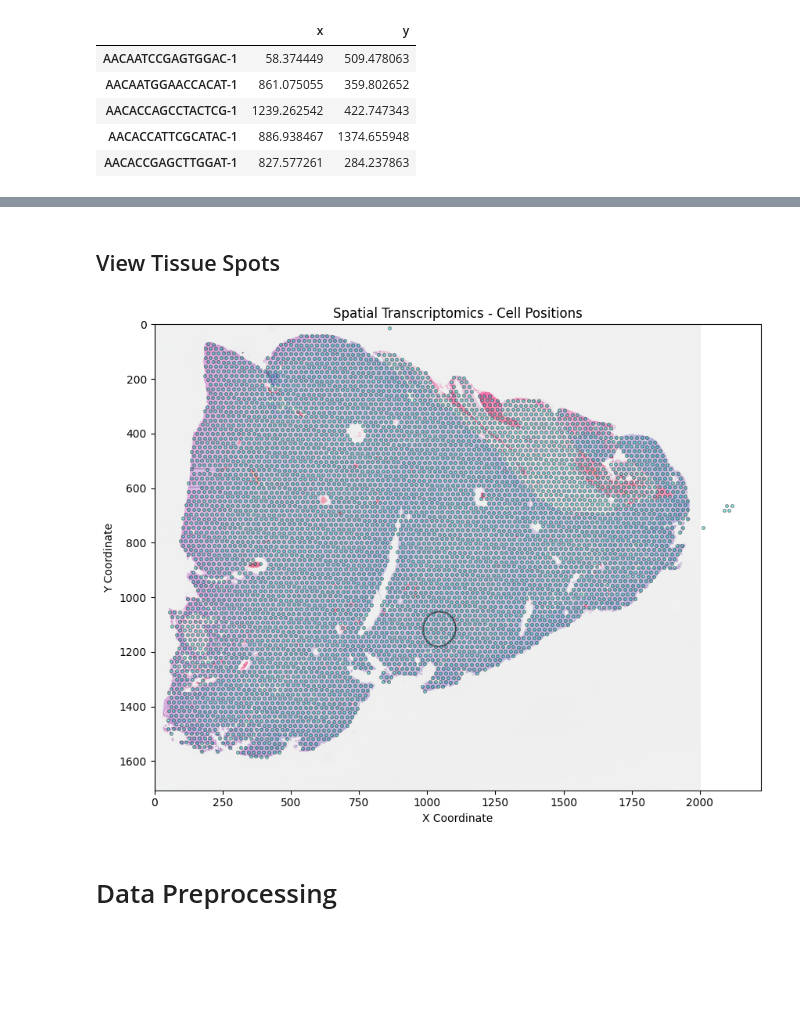
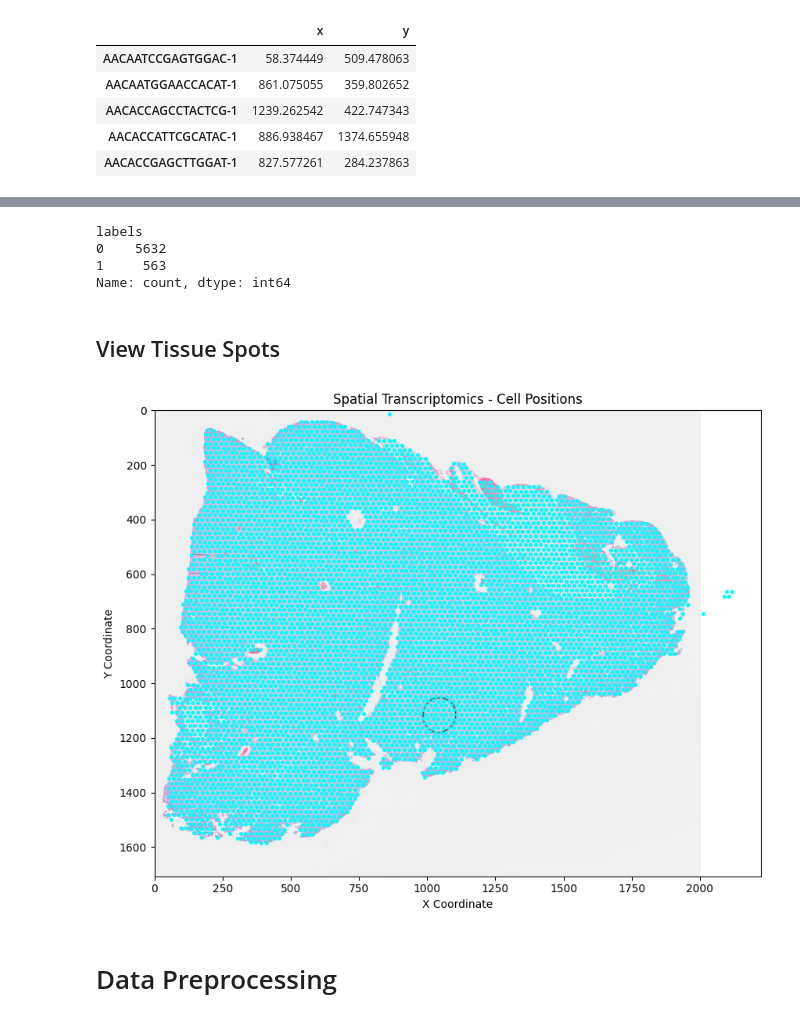
Before and after one commit to christopherbui/machine-learning-projects, a Jupyter notebook: spatial-transcriptomics-tumor-microenvironment/code/lung_cancer.ipynb, the cells around one changed output, grey strips where cells are left out. Cells and saved outputs as stored; diff of their text form; code cells hidden in the pictures; blank space fills up the shorter version.

```diff
--- a/spatial-transcriptomics-tumor-microenvironment/code/lung_cancer.ipynb
+++ b/spatial-transcriptomics-tumor-microenvironment/code/lung_cancer.ipynb
@@ -72,10 +94,10 @@ number of genes: 18085
 ## Spatial Data
 # %%
 # spatial coordinate information of cells
-spatial_data = '../data/spatial/tissue_positions.csv'
+spatial_data = f'{downloads}/spatial/tissue_positions.csv'
 
 # coordinates scaling information
-scaling_data = '../data/spatial/scalefactors_json.json'
+scaling_data = f'{downloads}/spatial/scalefactors_json.json'
 # %%
 with open(scaling_data) as f:
     scaling_factors = json.load(f)
@@ -119,7 +141,7 @@ spatial_df.head()
 
 The adata object has its data in separated sections We will use the spatial data barcode as a key to build a coherent dataset.
 # %%
-tissue_img = plt.imread('../data/spatial/tissue_hires_image.png')
+tissue_img = plt.imread(f'{downloads}/spatial/tissue_hires_image.png')
 tissue_img.shape
 # %% [output]
 (1708, 2000, 3)
@@ -138,0 +163,3 @@ adata.obs.head()
+# %%
+labels_df = pd.read_csv(f'{downloads}/clusters_2.csv')
+labels_df.head()
@@ -139,22 +173,34 @@ adata.obs.head()
+# %%
+adata.obs['labels'] = labels_df.set_index('Barcode').loc[adata.obs_names, 'Cluster']
+
+# labels are 1 and 2, but need to be 0 and 1
+adata.obs['labels'] = adata.obs['labels'] - 1
+# %%
+adata.obs['labels'].value_counts()
+# %% [output]
+labels
+0    5632
+1     563
+Name: count, dtype: int64
 # %% [markdown]
 ## View Tissue Spots
 # %%
 # visualize tissue image
 plt.figure(figsize=(10, 10))
 plt.imshow(tissue_img)
 
 # plot tissue spots
 # NOTE: we flipped coordinates to match traditional cartesian system
 # 10x has y-coordinates in top left, and x-coordinates start in bottom left
-plt.scatter(adata.obs['y'], adata.obs['x'], s=7, c='cyan', alpha=0.4, edgecolors='black')
+plt.scatter(adata.obs['y'], adata.obs['x'], s=7, c='cyan')
 
 plt.title('Spatial Transcriptomics - Cell Positions')
 plt.xlabel('X Coordinate')
 plt.ylabel('Y Coordinate')
 
 plt.show()
 # %% [output]
-[figure, old version]
+[figure, new version]
 # %% [markdown]
 # Data Preprocessing
 # %% [markdown]
```
Also changed, not shown: parts of 33 cells of this notebook, 12 other files.
